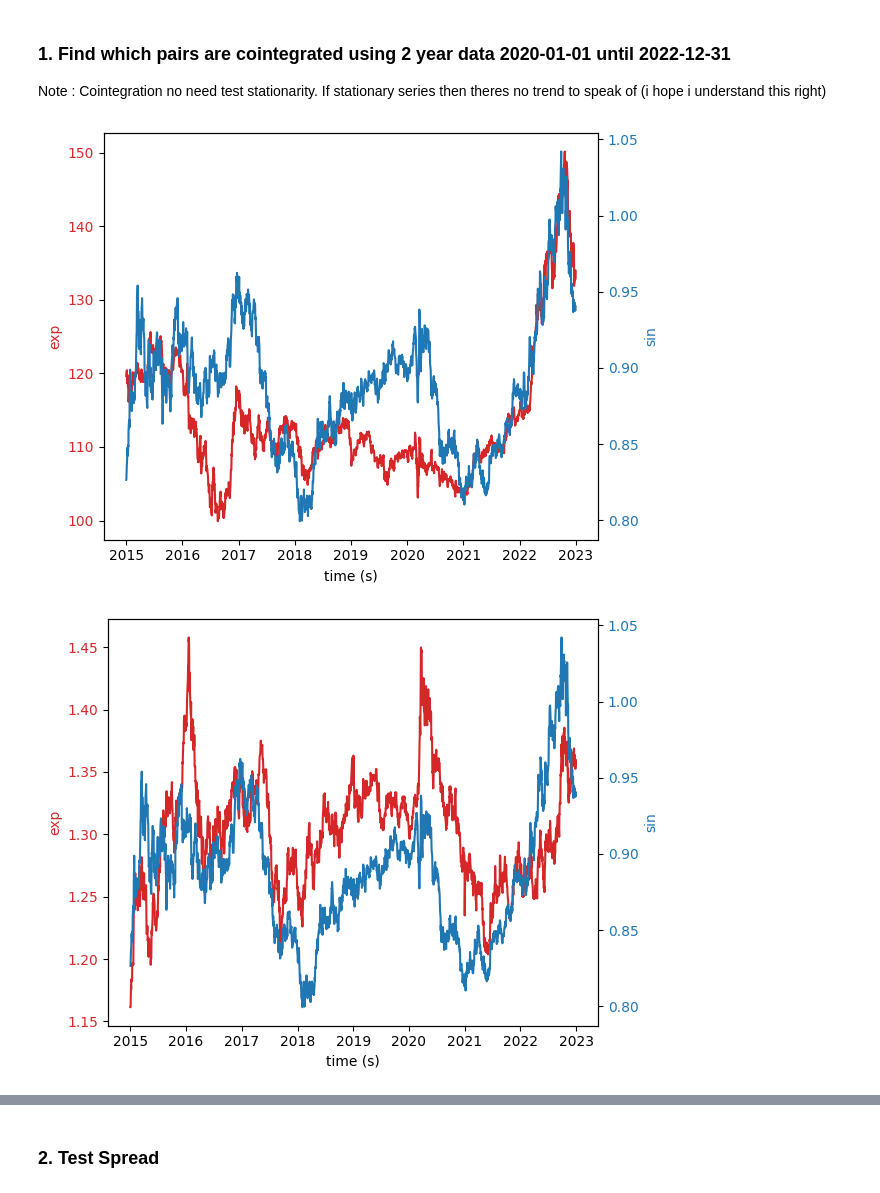
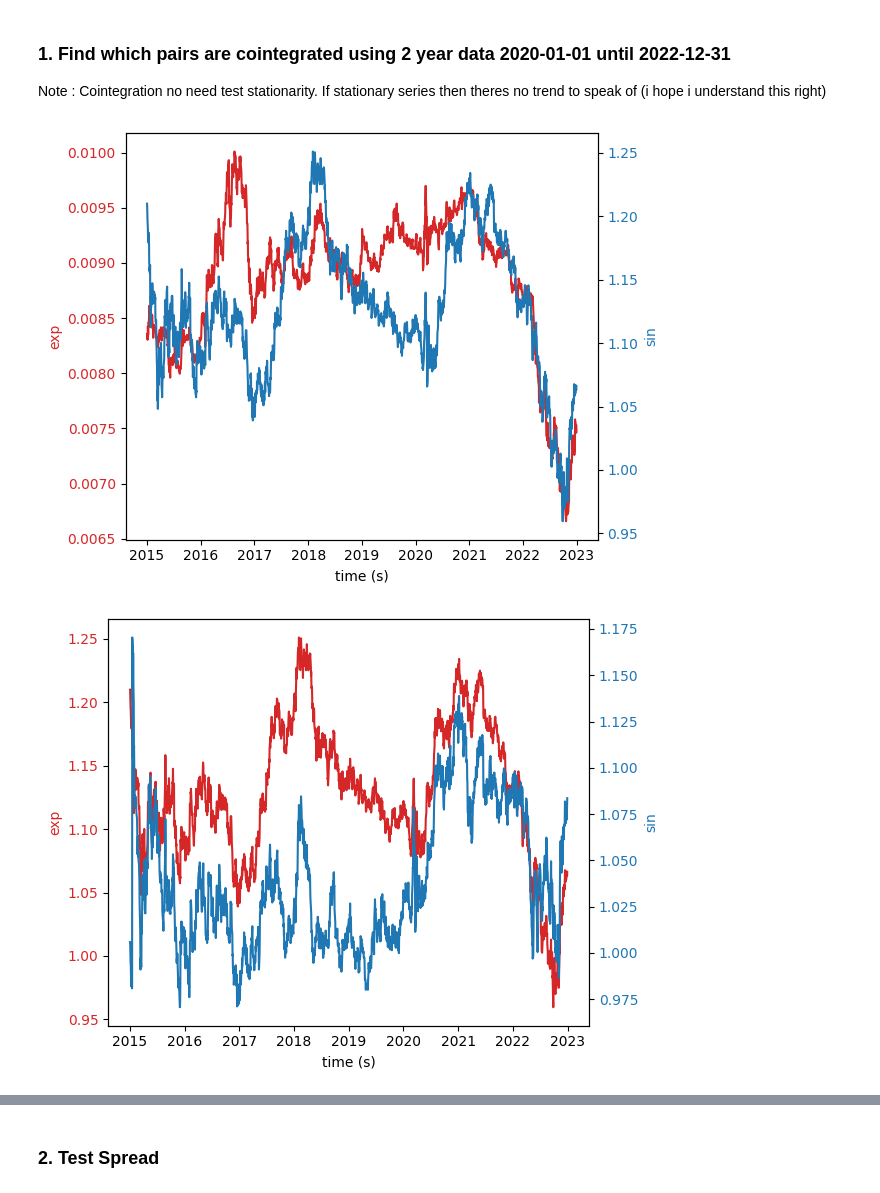
Before and after one commit to andreignatius/quant-trading, a Jupyter notebook: pairs_trading/pairs.ipynb, the cells around one changed output, grey strips where cells are left out. Cells and saved outputs as stored; diff of their text form; code cells hidden in the pictures.

```diff
--- a/pairs_trading/pairs.ipynb
+++ b/pairs_trading/pairs.ipynb
@@ -15,52 +15,55 @@ start_date = "2015-01-01"
 end_date = "2022-12-31"
 # %%
 # get close data
-usd_jpy_data = yf.Ticker("USDJPY=X").history(start=start_date,end = end_date)['Close']
-usd_cad_data = yf.Ticker("USDCAD=X").history(start=start_date,end = end_date)['Close']
-usd_eur_data = yf.Ticker("USDEUR=X").history(start=start_date,end = end_date)['Close']
-usd_gbp_data = yf.Ticker("USDGBP=X").history(start=start_date,end = end_date)['Close']
-usd_chf_data = yf.Ticker("USDCHF=X").history(start=start_date,end = end_date)['Close']
+jpy_usd = yf.Ticker("JPYUSD=X").history(start=start_date, end=end_date)["Close"]
+cad_usd = yf.Ticker("CADUSD=X").history(start=start_date, end=end_date)["Close"]
+eur_usd = yf.Ticker("EURUSD=X").history(start=start_date, end=end_date)["Close"]
+gbp_usd = yf.Ticker("GBPUSD=X").history(start=start_date, end=end_date)["Close"]
+chf_usd = yf.Ticker("CHFUSD=X").history(start=start_date, end=end_date)["Close"]
 
 # merge to one data frame
-df_data = pd.DataFrame(zip(usd_jpy_data, usd_cad_data, usd_eur_data,usd_gbp_data,usd_chf_data),columns=['USDJPY','USDCAD','USDEUR','USDGBP','USDCHF'])
+df_data = pd.DataFrame(
+    zip(jpy_usd, cad_usd, eur_usd, gbp_usd, chf_usd),
+    columns=["JPYUSD", "CADUSD", "EURUSD", "GBPUSD", "CHFUSD"],
+)
 ccy_list = list(df_data.columns)
 # %%
 fig, ax1 = plt.subplots()
 
-color = 'tab:red'
-ax1.set_xlabel('time (s)')
-ax1.set_ylabel('exp', color=color)
-ax1.plot(usd_jpy_data, color=color)
-ax1.tick_params(axis='y', labelcolor=color)
+color = "tab:red"
+ax1.set_xlabel("time (s)")
+ax1.set_ylabel("exp", color=color)
+ax1.plot(jpy_usd, color=color)
+ax1.tick_params(axis="y", labelcolor=color)
 
 ax2 = ax1.twinx()  # instantiate a second Axes that shares the same x-axis
 
-color = 'tab:blue'
-ax2.set_ylabel('sin', color=color)  # we already handled the x-label with ax1
-ax2.plot(usd_eur_data, color=color)
-ax2.tick_params(axis='y', labelcolor=color)
+color = "tab:blue"
+ax2.set_ylabel("sin", color=color)  # we already handled the x-label with ax1
+ax2.plot(eur_usd, color=color)
+ax2.tick_params(axis="y", labelcolor=color)
 
 fig.tight_layout()  # otherwise the right y-label is slightly clipped
 plt.show()
 # %% [output]
-[figure, old version]
+[figure, new version]
 # %%
 fig, ax1 = plt.subplots()
 
-color = 'tab:red'
-ax1.set_xlabel('time (s)')
-ax1.set_ylabel('exp', color=color)
-ax1.plot(usd_cad_data, color=color)
-ax1.tick_params(axis='y', labelcolor=color)
+color = "tab:red"
+ax1.set_xlabel("time (s)")
+ax1.set_ylabel("exp", color=color)
+ax1.plot(eur_usd, color=color)
+ax1.tick_params(axis="y", labelcolor=color)
 
 ax2 = ax1.twinx()  # instantiate a second Axes that shares the same x-axis
 
-color = 'tab:blue'
-ax2.set_ylabel('sin', color=color)  # we already handled the x-label with ax1
-ax2.plot(usd_eur_data, color=color)
-ax2.tick_params(axis='y', labelcolor=color)
+color = "tab:blue"
+ax2.set_ylabel("sin", color=color)  # we already handled the x-label with ax1
+ax2.plot(chf_usd, color=color)
+ax2.tick_params(axis="y", labelcolor=color)
 
 fig.tight_layout()  # otherwise the right y-label is slightly clipped
 plt.show()
 # %% [output]
-[figure, old version]
+[figure, new version]
```
Also changed, not shown: parts of 17 cells of this notebook.
